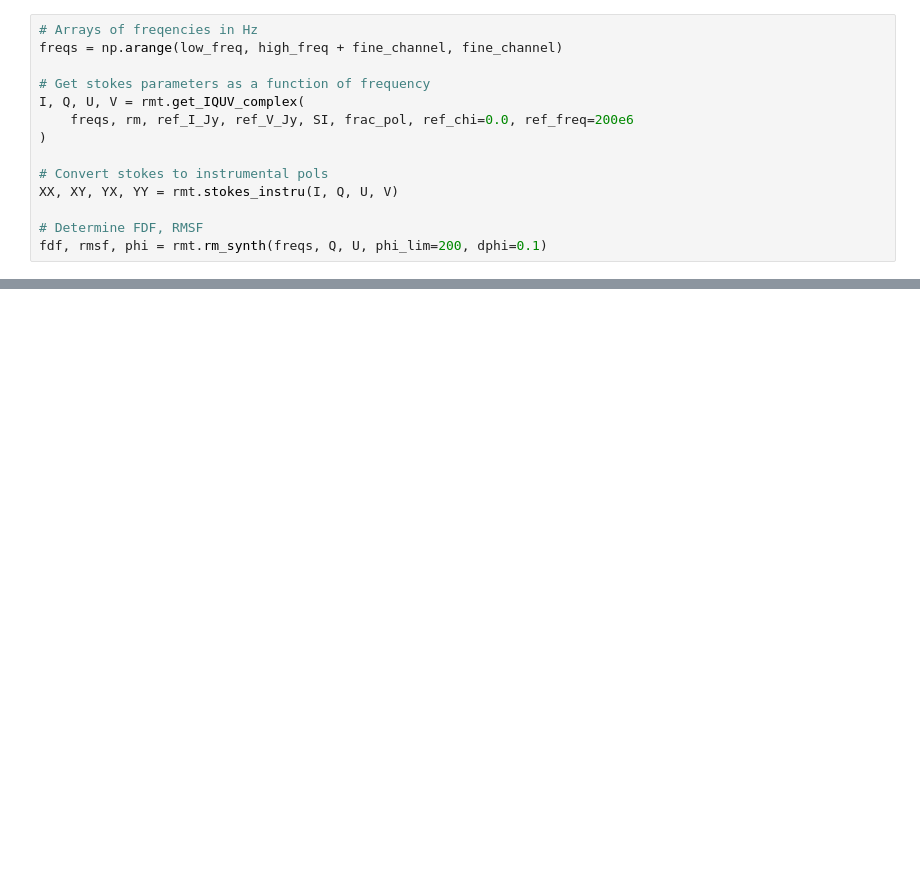
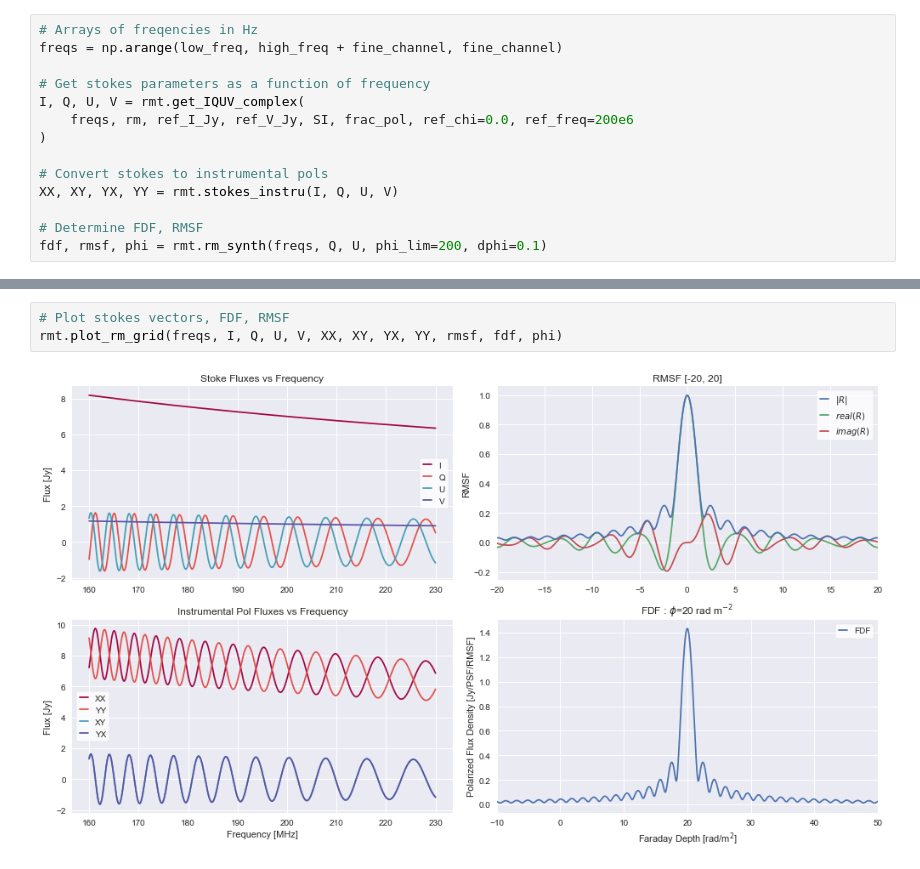
Before and after one commit to amanchokshi/rm-synth, a Jupyter notebook: scripts/rm_theory.ipynb, the cells around one changed output, grey strips where cells are left out. Saved outputs shown, nothing was run; the diff lists cells and outputs as text; blank space fills up the shorter version.

Commit message:
Fixed plotting function

```diff
--- a/scripts/rm_theory.ipynb
+++ b/scripts/rm_theory.ipynb
@@ -502,0 +373,5 @@ plt.show()
+# %%
+# Plot stokes vectors, FDF, RMSF
+rmt.plot_rm_grid(freqs, I, Q, U, V, XX, XY, YX, YY, rmsf, fdf, phi)
+# %% [output]
+[figure, added]
```
Also changed, not shown: parts of 3 cells of this notebook, 1 other file.
